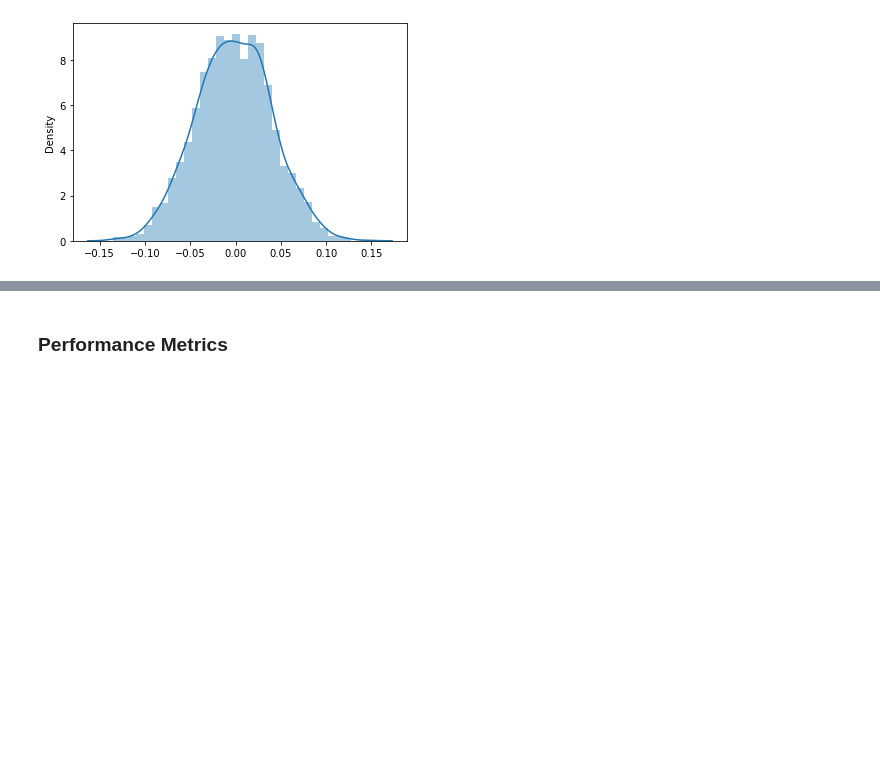
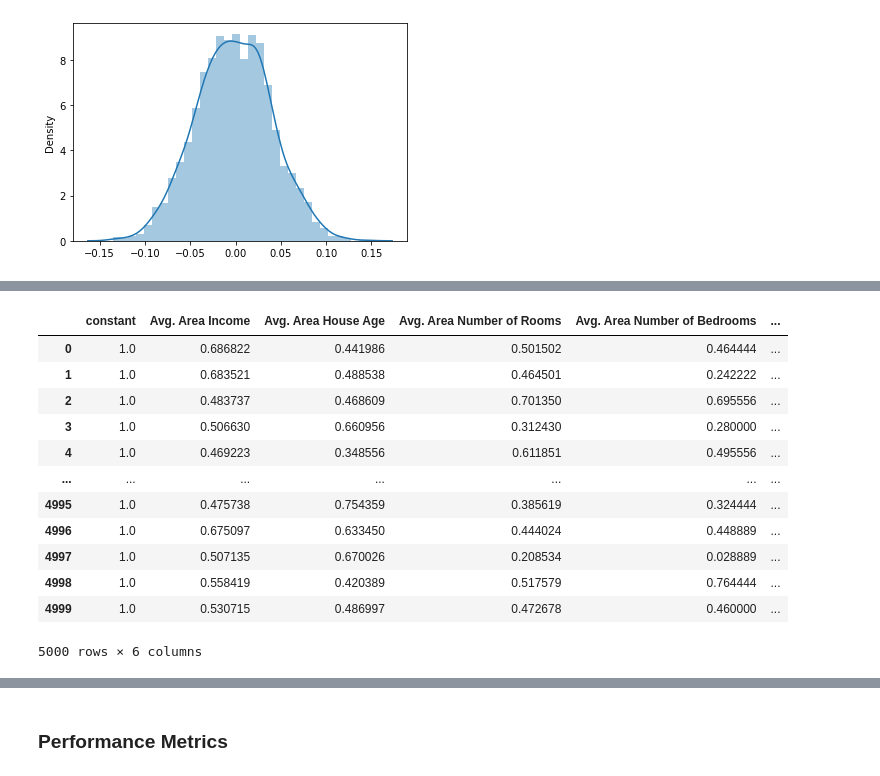
Before and after one commit to odara-rapheal/Weekly-ML-Code-Project-003-Regression-, a Jupyter notebook: Weekly ML Code Project 003 (Regression).ipynb, the cells around one changed output, grey strips where cells are left out. Cells and saved outputs as stored; diff of their text form; code cells hidden in the pictures; blank space fills up the shorter version.

```diff
--- a/Weekly ML Code Project 003 (Regression).ipynb
+++ b/Weekly ML Code Project 003 (Regression).ipynb
@@ -276,0 +279,3 @@ sns.distplot(residuals)
+# %%
+# adding the column of ones to our matrix of features X
+new_X = np.append(arr = np.ones((5000, 1)).astype(int), values = X, axis = 1)
@@ -276,0 +299,20 @@ sns.distplot(residuals)
+# %%
+# turning the new_X varaible into a dataframe
+new_X_df = pd.DataFrame(new_X, columns = ["constant","Avg. Area Income", "Avg. Area House Age", "Avg. Area Number of Rooms", "Avg. Area Number of Bedrooms", "Area Population"])
+# %%
+# loading the new_X_df dataframe
+new_X_df
+# %% [output]
+|  | constant | Avg. Area Income | Avg. Area House Age | Avg. Area Number of Rooms | Avg. Area Number of Bedrooms | ... |
+| 0 | 1.0 | 0.686822 | 0.441986 | 0.501502 | 0.464444 | ... |
+| 1 | 1.0 | 0.683521 | 0.488538 | 0.464501 | 0.242222 | ... |
+| 2 | 1.0 | 0.483737 | 0.468609 | 0.701350 | 0.695556 | ... |
+| 3 | 1.0 | 0.506630 | 0.660956 | 0.312430 | 0.280000 | ... |
+| 4 | 1.0 | 0.469223 | 0.348556 | 0.611851 | 0.495556 | ... |
+| ... | ... | ... | ... | ... | ... | ... |
+| 4995 | 1.0 | 0.475738 | 0.754359 | 0.385619 | 0.324444 | ... |
+| 4996 | 1.0 | 0.675097 | 0.633450 | 0.444024 | 0.448889 | ... |
+| 4997 | 1.0 | 0.507135 | 0.670026 | 0.208534 | 0.028889 | ... |
+| 4998 | 1.0 | 0.558419 | 0.420389 | 0.517579 | 0.764444 | ... |
+| 4999 | 1.0 | 0.530715 | 0.486997 | 0.472678 | 0.460000 | ... |
+5000 rows × 6 columns
```
Also changed, not shown: parts of 6 cells of this notebook.
